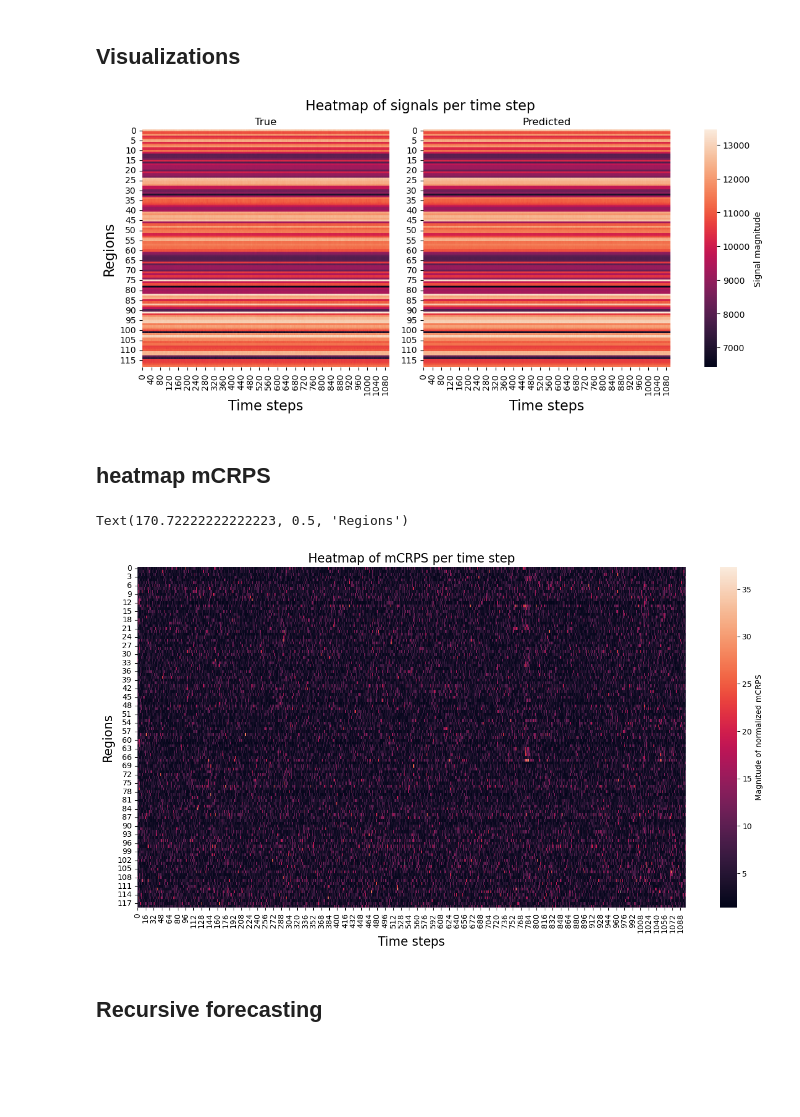
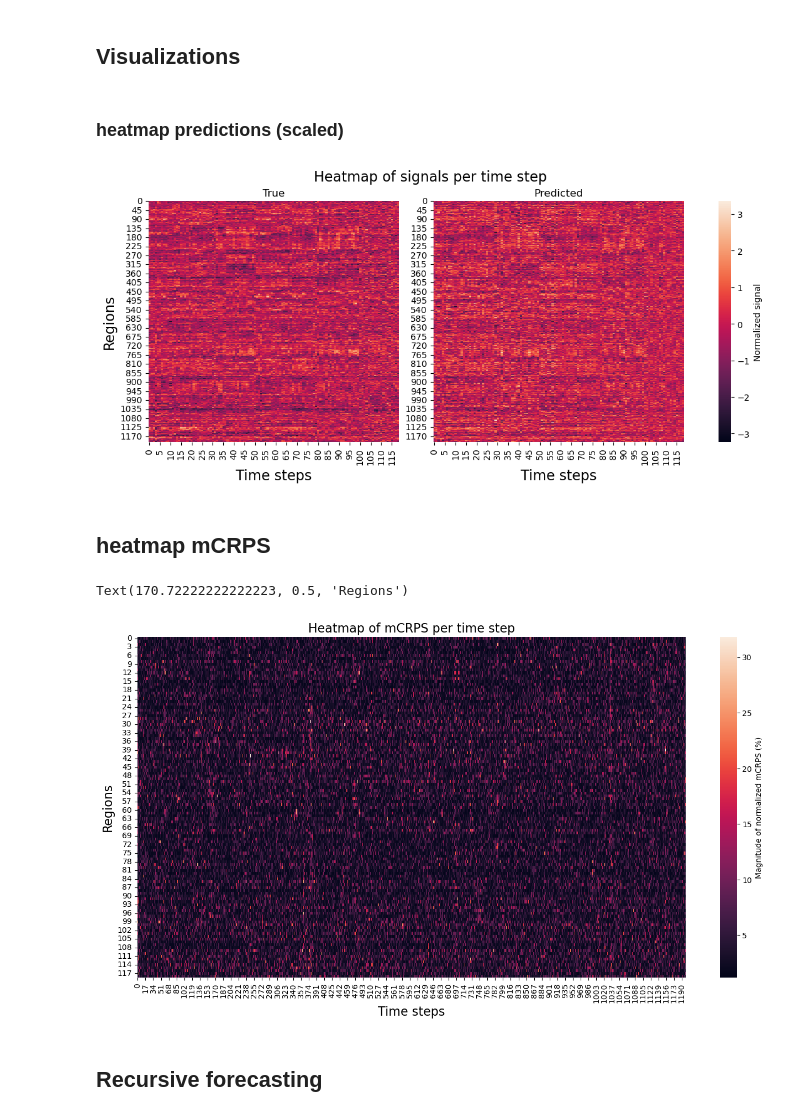
Before and after one commit to filippobezzi/Bayesian-Inference-in-High-Dimensional-Reservoir-Dynamics-for-Neural-Time-Series, a Jupyter notebook: real_data_test.ipynb, the cells around one changed output. Saved outputs shown, nothing was run; the diff lists cells and outputs as text; code cells hidden in the pictures; blank space fills up the shorter version.

```diff
--- a/real_data_test.ipynb
+++ b/real_data_test.ipynb
@@ -255,7 +218,7 @@ df_save.to_csv("best_parameters.csv", index=False)
 ## Load best model
 # %%
 # decomment if reading from file:
-best_params = pd.read_csv("best_parameters.csv")
+best_params = pd.read_csv("./best_parameters_SVI/best_parameters.csv")
 # %%
 pyro.clear_param_store()
 # %%
@@ -324,7 +282,7 @@ plt.plot(history)
 # %%
 # fetch test dataset
-data_test = torch.from_numpy(sio.loadmat('100307.REST2.LR.SchaeferS.ptseries.mat')['tseries']).float()
+data_test = torch.from_numpy(sio.loadmat('./real_data/100307.REST2.LR.SchaeferS.ptseries.mat')['tseries']).float()
 # %%
 # Generate Torch datasets
-test_ds, _ = construct_dataset(esn_var.reservoir, data.T, train_split=1.0, burnin=100)
+test_ds, _ = construct_dataset(esn_var.reservoir, data_test.T, train_split=1.0, burnin=0)
 # %%
@@ -335,0 +302,2 @@ y_true, y_samples, y_mean, upper, lower = prediction_curve(esn_var, test_ds, sca
+# %%
+y_true, y_samples, y_mean, upper, lower = prediction_curve(esn_var, test_ds, scaler = scaler, num_samples = 1000, region_idx=118)
@@ -362,28 +332,36 @@ mCRPS (Normalized): 0.0904 ± 0.0009
 # %% [markdown]
 ## Visualizations
+# %% [markdown]
+### heatmap predictions (scaled)
 # %%
 fig, ax = plt.subplots(1,3, figsize = (12,5), gridspec_kw={'width_ratios': [1, 1, 0.05]})
 fig.suptitle('Heatmap of signals per time step', fontsize = 16)
 
+m = test_ds.mean.numpy()
+s = test_ds.std.numpy()
+
+y_true_scaled = ((y_true - m) / s).T
+y_mean_scaled = ((y_mean - m) / s).T
+
 
 ax[0].set_title('True')
 # Set the labels
-sns.heatmap(y_true.T, cbar = False, ax=ax[0])
+sns.heatmap(y_true_scaled.T, cbar=False, ax=ax[0])
 ax[0].set_xlabel("Time steps", fontsize=16)
 ax[0].set_ylabel("Regions", fontsize=16)
 
 
 
-sns.heatmap(y_mean.T,  cbar_kws={'label': 'Signal magnitude'}, ax = ax[1], cbar_ax= ax[2])
+sns.heatmap(y_mean_scaled.T, cbar_kws={'label': 'Normalized signal'}, ax=ax[1], cbar_ax=ax[2])
 
 # Set the labels
 ax[1].set_title('Predicted')
 ax[1].set_xlabel("Time steps", fontsize=16)
 #ax[1].set_ylabel("Regions", fontsize=16)
 
 plt.show()
 # %% [output]
-[figure, old version]
+[figure, new version]
 # %% [markdown]
 ## heatmap mCRPS
 # %%
@@ -413,12 +391,12 @@ data_heatmap = (data_heatmap/ranges_extended) * 100
 plt.figure(figsize=(16,8))
 plt.title('Heatmap of mCRPS per time step', fontsize = 16)
 
-ax = sns.heatmap(data_heatmap, cbar_kws={'label': 'Magnitude of normalized mCRPS'})
+ax = sns.heatmap(data_heatmap, cbar_kws={'label': 'Magnitude of normalized mCRPS (%)'})
 ax.set_xlabel("Time steps", fontsize=16)
 ax.set_ylabel("Regions", fontsize=16)
 # %% [output]
 Text(170.72222222222223, 0.5, 'Regions')
-[figure, old version]
+[figure, new version]
 # %% [markdown]
 ## Recursive forecasting
 # %%
```
Also changed, not shown: parts of 29 cells of this notebook.
